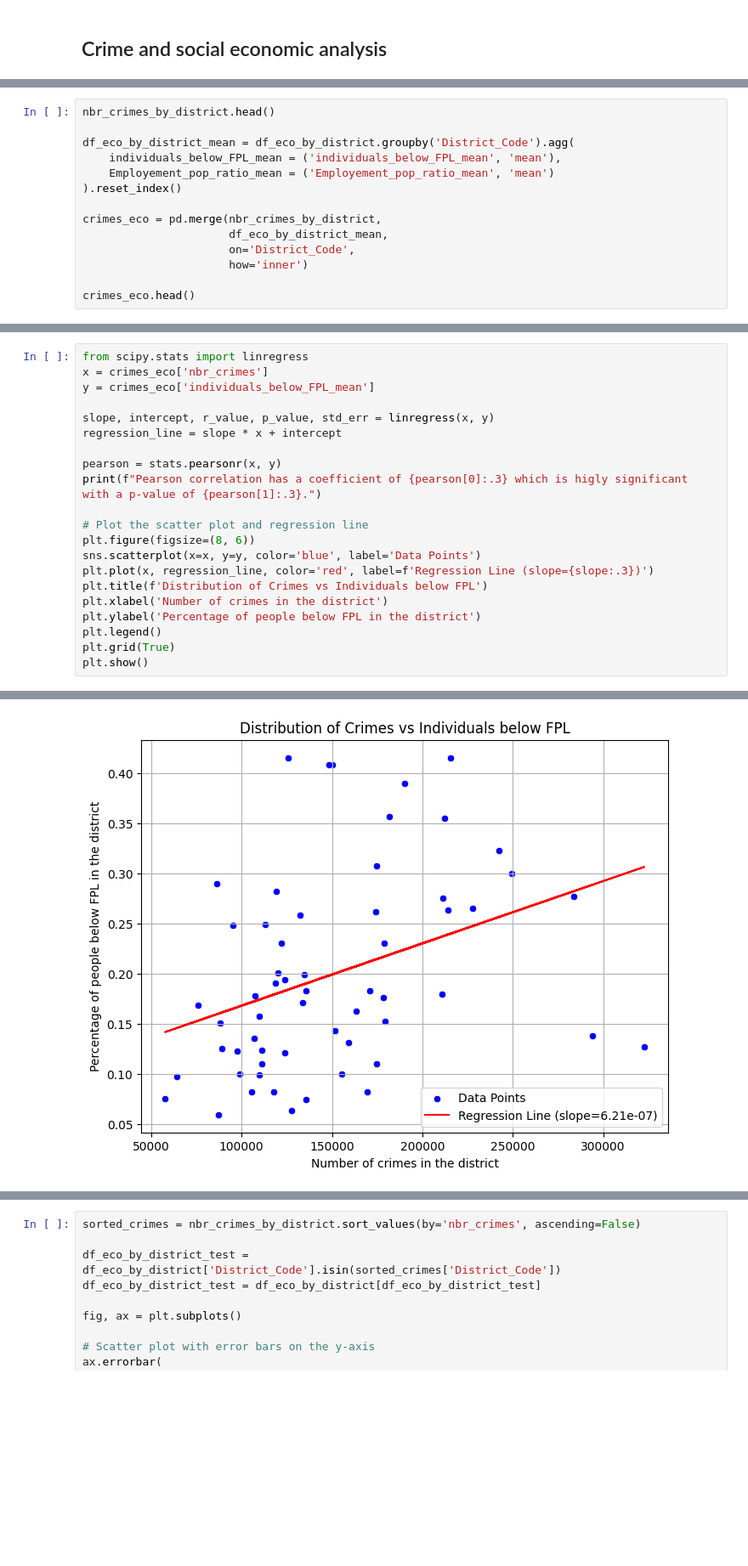
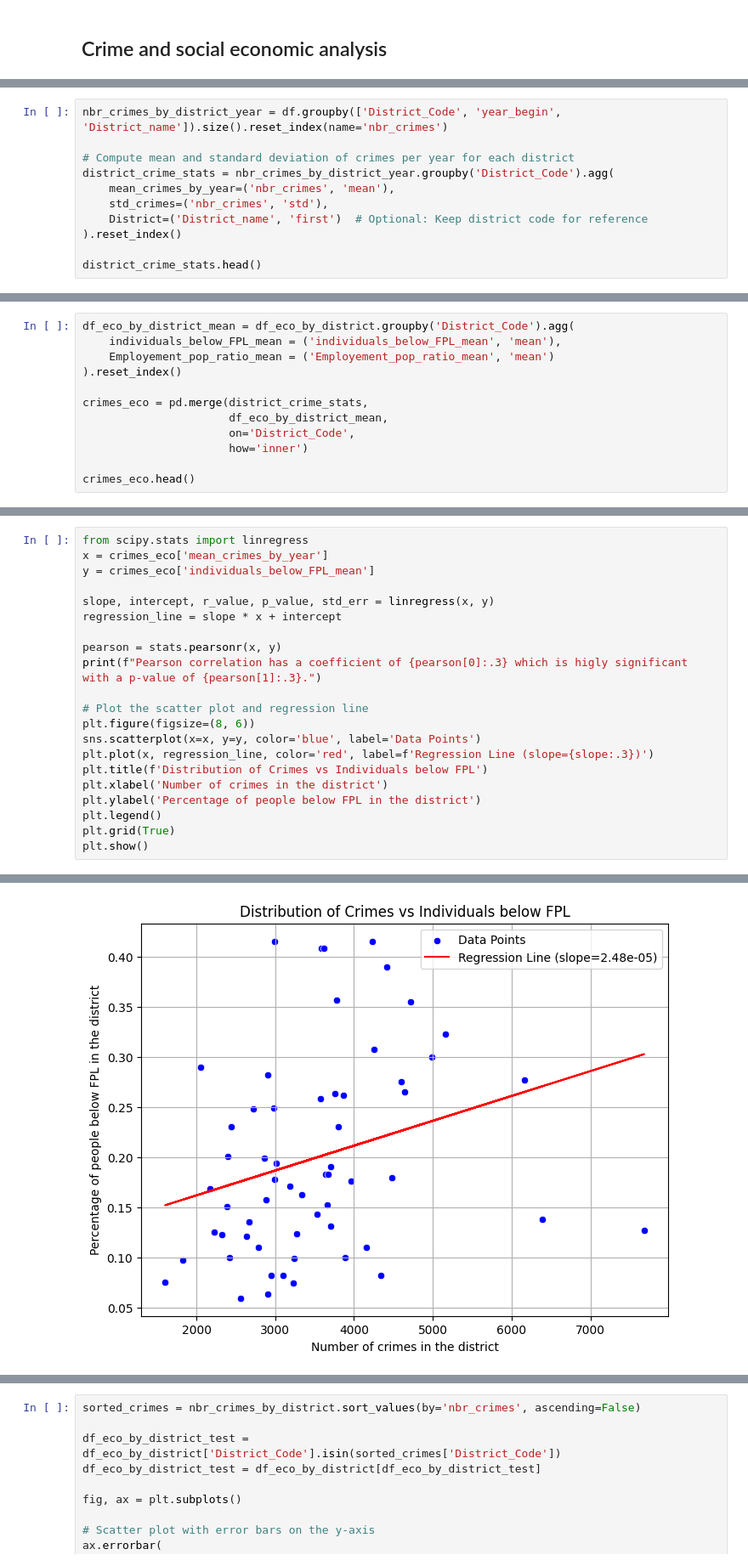
Before and after one commit to com-480-data-visualization/BluePink, a Jupyter notebook: data_exploration.ipynb, the cells around one changed output, grey strips where cells are left out. Shown at 85% size. Cells and saved outputs as stored; diff of their text form; blank space fills up the shorter version.

Commit message:
correction crime/year

```diff
--- a/data_exploration.ipynb
+++ b/data_exploration.ipynb
@@ -643,0 +659,11 @@ df_eco_by_district.head()
+# %%
+nbr_crimes_by_district_year = df.groupby(['District_Code', 'year_begin', 'District_name']).size().reset_index(name='nbr_crimes')
+
+# Compute mean and standard deviation of crimes per year for each district
+district_crime_stats = nbr_crimes_by_district_year.groupby('District_Code').agg(
+    mean_crimes_by_year=('nbr_crimes', 'mean'),
+    std_crimes=('nbr_crimes', 'std'),
+    District=('District_name', 'first')  # Optional: Keep district code for reference
+).reset_index()
+
+district_crime_stats.head()
@@ -644,12 +677,10 @@ df_eco_by_district.head()
 # %%
-nbr_crimes_by_district.head()
-
 df_eco_by_district_mean = df_eco_by_district.groupby('District_Code').agg(
     individuals_below_FPL_mean = ('individuals_below_FPL_mean', 'mean'),
     Employement_pop_ratio_mean = ('Employement_pop_ratio_mean', 'mean')
 ).reset_index()
 
-crimes_eco = pd.merge(nbr_crimes_by_district,
+crimes_eco = pd.merge(district_crime_stats,
                       df_eco_by_district_mean,
                       on='District_Code',
                       how='inner')
@@ -694,7 +725,7 @@ plt.show()
 [figure]
 # %%
 from scipy.stats import linregress
-x = crimes_eco['nbr_crimes']
+x = crimes_eco['mean_crimes_by_year']
 y = crimes_eco['individuals_below_FPL_mean']
 
 slope, intercept, r_value, p_value, std_err = linregress(x, y)
@@ -718,2 +749,2 @@ Pearson correlation has a coefficient of 0.355 which is higly significant with a
-[figure, old version]
+[figure, new version]
 # %%
```
Also changed, not shown: parts of 11 cells of this notebook.
